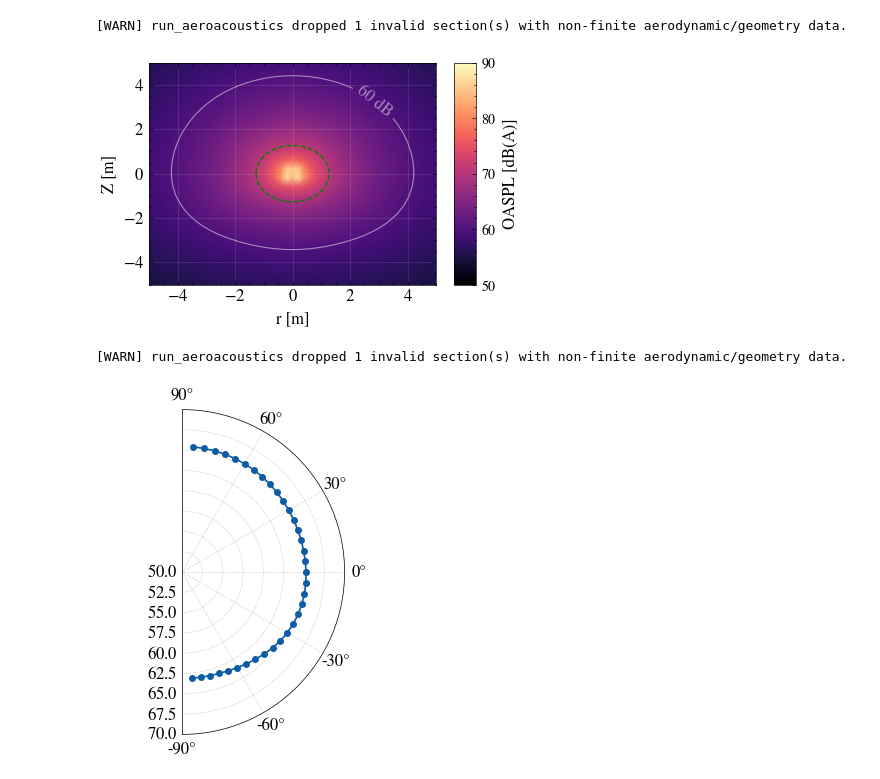
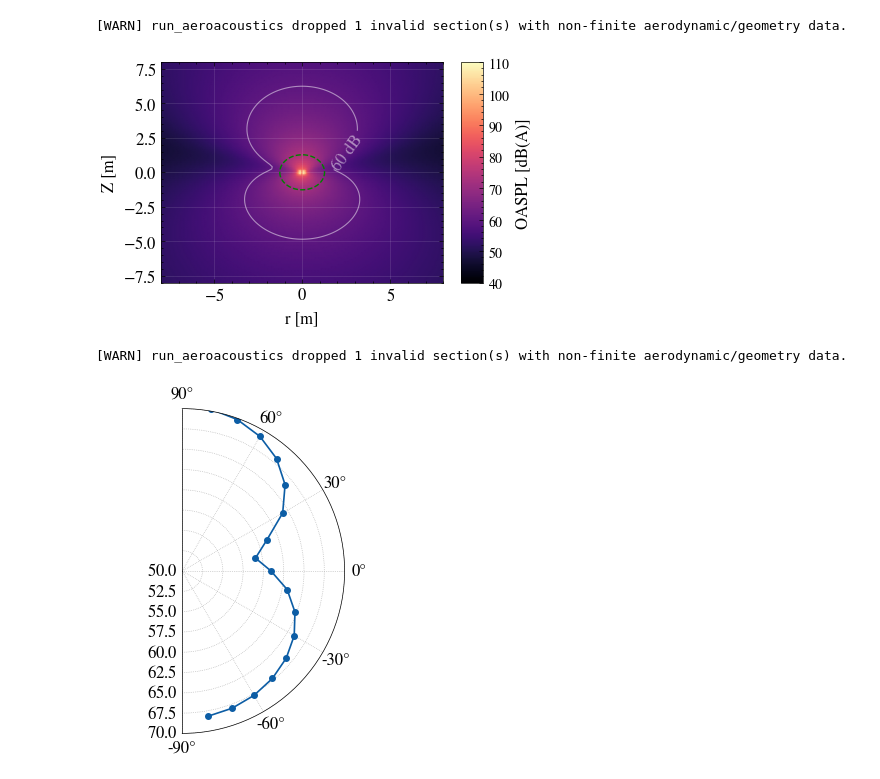
Before and after one commit to Frxljord/FastBEMT, a Jupyter notebook: Examples/AcousticContourMetric.ipynb, the cells around one changed output. Saved outputs shown, nothing was run; the diff lists cells and outputs as text; code cells hidden in the pictures.

```diff
--- a/Examples/AcousticContourMetric.ipynb
+++ b/Examples/AcousticContourMetric.ipynb
@@ -18,7 +18,7 @@ params = LowFidelityParameters(
     n_blades=blade_dict['n_blades'],
     p_ref=2e-5,
     revolutions=1,
-    num_obs_times_per_rev=20,
+    num_obs_times_per_rev=10,
     device='cuda'
 )
 # %%
@@ -44,7 +44,7 @@ CT: 0.11612368651504494
 CQ: 0.007632142253015371
 Figure of Merit: 0.6584077871064794
 # %%
-propeller.run_aeroacoustics(observer_positions=uniform_observer_grid(size=5, nx=26, ny=26),
+propeller.run_aeroacoustics(observer_positions=uniform_observer_grid(size=8, nx=100, ny=100),
         lt=0.01,
         i=5e-4,
         alpha_stall=15,
@@ -56,16 +56,16 @@ propeller.postprocess()
 # %%
 plotter = Plotter(propeller)
 plotter.plot_acoustic_map(
-    grid_size=26,
-    domain_size=5,
+    grid_size=100,
+    domain_size=8,
     noise_type='total',
     figsize=(4.5, 3),
     cmap='magma',
     mirror=True,
     contour_levels=[60],
     # save_path='../Figures/Validation/acoustic_map10x7E.png'
     save_path=None
 )
 # %% [output]
-[figure, old version]
+[figure, new version]
 # %%
@@ -82,7 +82,7 @@ propeller.postprocess()
 # %%
 fig = plt.figure(figsize=(5, 4))
 ax = fig.add_subplot(111, projection='polar')
-ax.plot(np.arctan2(obs[:, 0], obs[:, 1]), propeller.third_octave_total_oaspl, '-o', linewidth=1.2, markersize=4)
+ax.plot(np.arctan2(obs[1:-1, 0], obs[1:-1, 1]), propeller.third_octave_total_oaspl[1:-1], '-o', linewidth=1.2, markersize=4)
 
 # --- Final Formatting ---
 ax.set_theta_zero_location('E')
@@ -102,4 +102,4 @@ ax.tick_params(axis='y', labelsize=12)
 plt.tight_layout()
 plt.show()
 # %% [output]
-[figure, old version]
+[figure, new version]
```
Also changed, not shown: parts of 2 cells of this notebook, 5 other files.
